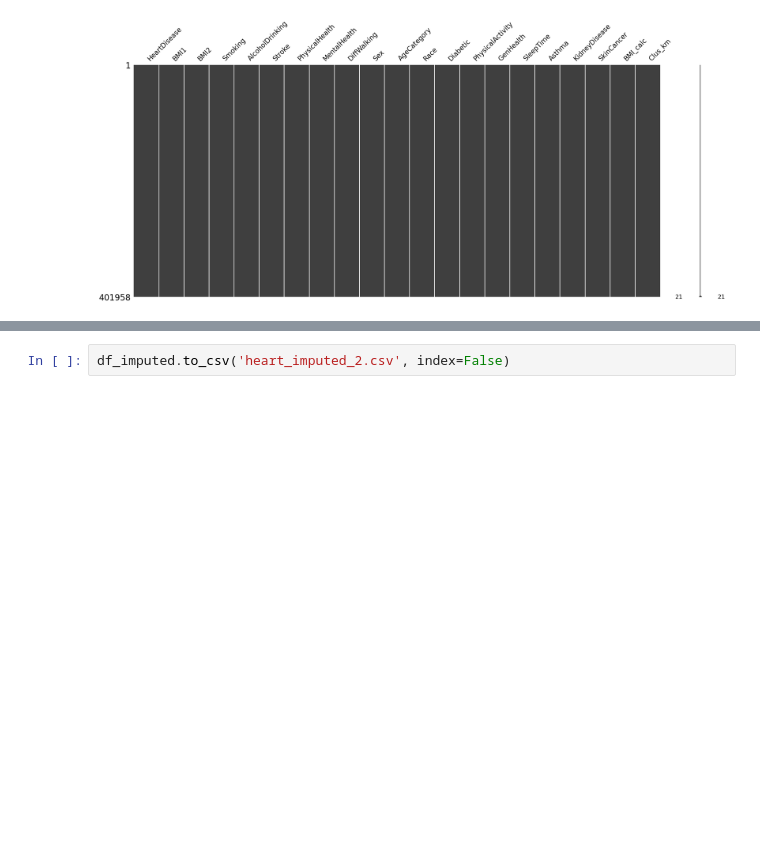
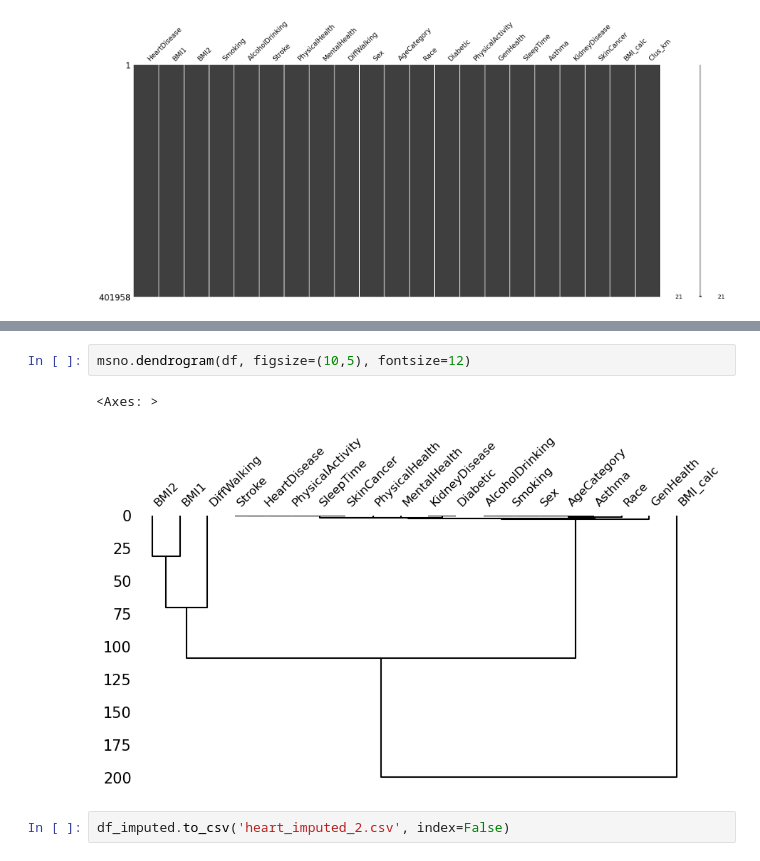
Before and after one commit to yahyamomtaz/Heart-Attack-Project, a Jupyter notebook: heart-attack-complete-project.ipynb, the cells around one changed output, grey strips where cells are left out. Cells and saved outputs as stored; diff of their text form; blank space fills up the shorter version.

```diff
--- a/heart-attack-complete-project.ipynb
+++ b/heart-attack-complete-project.ipynb
@@ -334,3 +347,8 @@ msno.matrix(df_imputed)
+# %%
+msno.dendrogram(df, figsize=(10,5), fontsize=12)
+# %% [output]
+<Axes: >
+[figure, added]
 # %%
 df_imputed.to_csv('heart_imputed_2.csv', index=False)
 # %%
```
Also changed, not shown: parts of 8 cells of this notebook.
